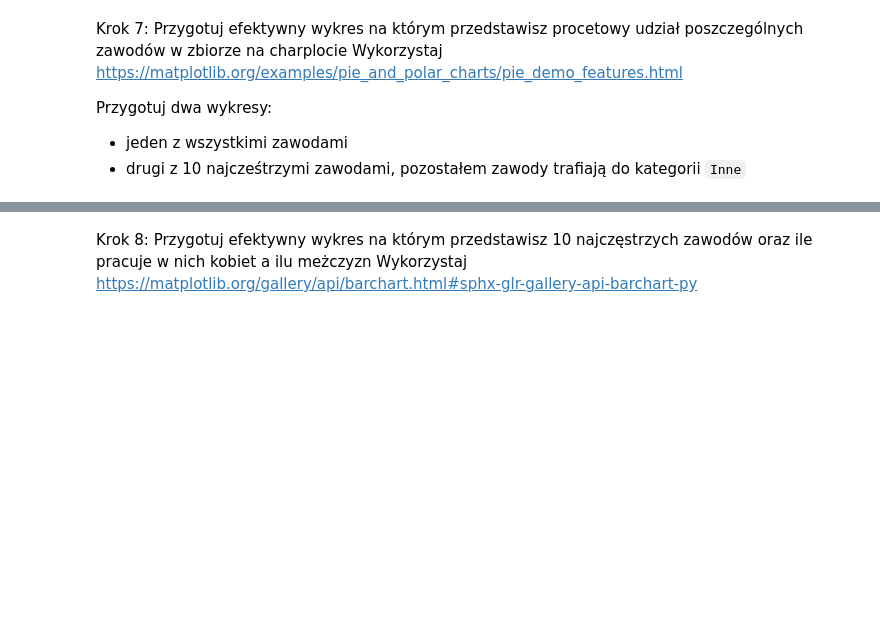
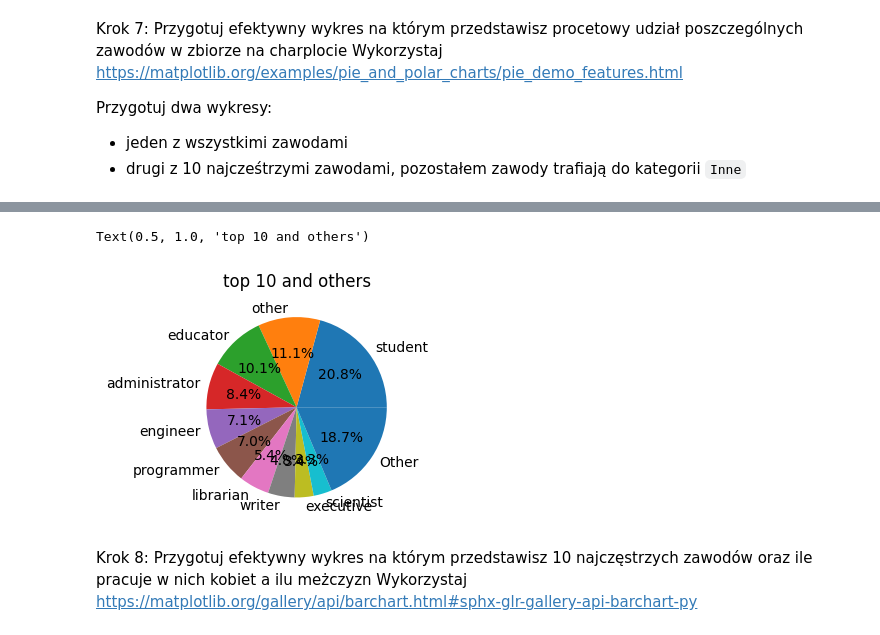
Before and after one commit to Frang84/effective_python, a Jupyter notebook: lab12.ipynb, the cells around one changed output, grey strips where cells are left out. Saved outputs shown, nothing was run; the diff lists cells and outputs as text; code cells hidden in the pictures; blank space fills up the shorter version.

```diff
--- a/lab12.ipynb
+++ b/lab12.ipynb
@@ -172,3 +238,19 @@ Przygotuj dwa wykresy:
+# %%
+occupation_counts = df.occupation.value_counts()
+top_10 = occupation_counts.head(10)
+other = occupation_counts[10:].sum()
+
+top_10_labels = top_10.index.tolist()
+top_10_values = top_10.tolist()
+top_10_labels.append('Other')
+top_10_values.append(other)
+
+plt.subplot(1, 2, 2)
+plt.pie(top_10_values, labels=top_10_labels, autopct='%1.1f%%')
+plt.title("top 10 and others")
+# %% [output]
+Text(0.5, 1.0, 'top 10 and others')
+[figure, added]
 # %% [markdown]
 Krok 8: Przygotuj efektywny wykres na którym przedstawisz 10 najczęstrzych zawodów oraz ile pracuje w nich kobiet a ilu meżczyzn
 Wykorzystaj https://matplotlib.org/gallery/api/barchart.html#sphx-glr-gallery-api-barchart-py
```
Also changed, not shown: parts of 12 cells of this notebook, 2 other files.
